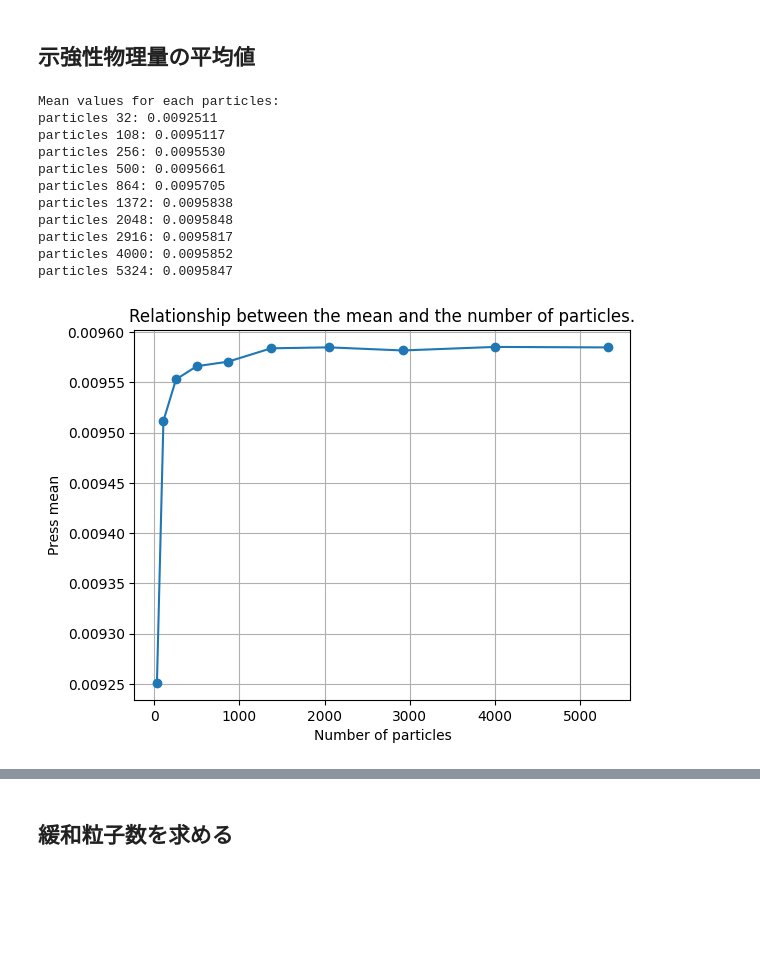
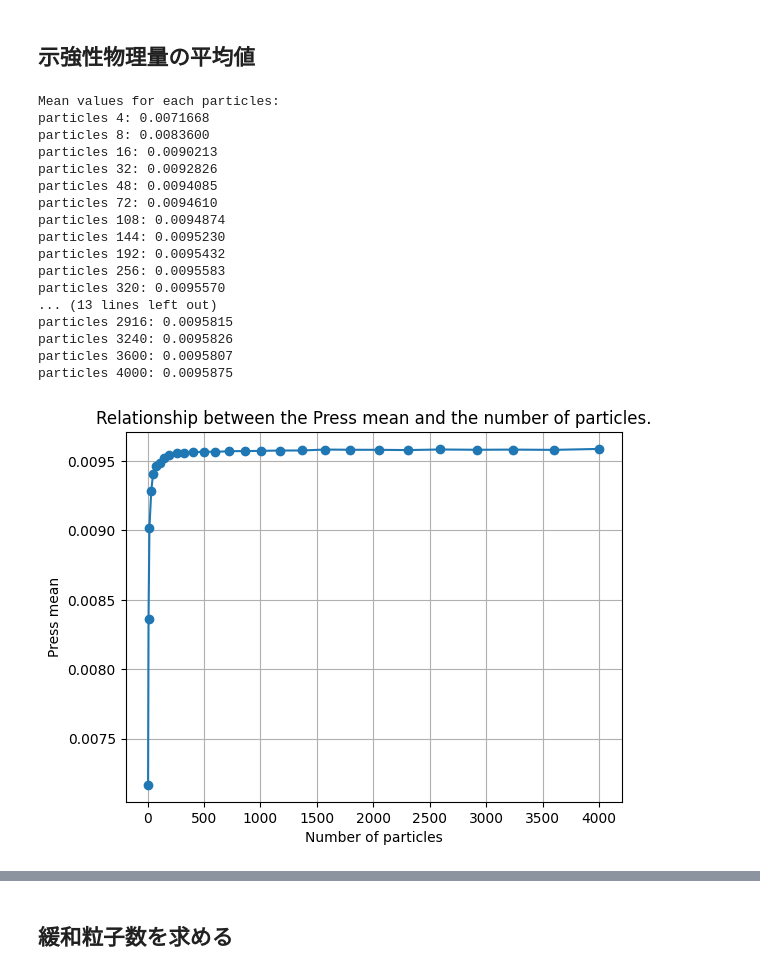
Before and after one commit to m-agnet/Bachelor-of-Physics, a Jupyter notebook: pressure_analysis.ipynb, the cells around one changed output, grey strips where cells are left out. Drawn from its saved outputs; the diff is of its cells as text; code cells hidden in the pictures; blank space fills up the shorter version.

```diff
--- a/pressure_analysis.ipynb
+++ b/pressure_analysis.ipynb
@@ -117,9 +154,8 @@ if quantity_changed_name == 'density':
 # %% [markdown]
 ## 確率密度関数
 # %%
-# 統計情報と確率密度関数を保存するリスト
-statistics_list = []
-pdf_list = []
+statistics_list = [] # 統計情報を保持するリスト
+pdf_list = [] # 確立密度関数を保持するリスト
 mean_list = []  # 各データの平均値を保持するリスト
 std_list = []  # 各データの標準偏差を保持するリスト
 
@@ -129,8 +165,10 @@ fig, ax = plt.subplots()
 # カラーマップの設定
 color_map = plt.get_cmap('tab10')
 
+# データセット数繰り返し
 for i, data in enumerate(data_list):
-    # データ生成
+
+    # 対象物理量データリストをセット
     quantity = data[quantity_name]
 
     # 統計情報の計算
@@ -143,8 +181,8 @@ for i, data in enumerate(data_list):
     interquartile_range = q3 - q1
 
     # 確率密度関数の計算
-    mu, sigma = quantity.mean(), quantity.std()
-    x = np.linspace(quantity.min(), quantity.max(), 100)
+    mu, sigma = mean, std
+    x = np.linspace(minimum, maximum, 100)
     y = norm.pdf(x, mu, sigma)
 
     # 結果をリストに追加
@@ -164,7 +202,7 @@ for i, data in enumerate(data_list):
 # グラフを整形
 ax.set_xlabel(quantity_name)
 ax.set_ylabel('Probability Density')
-ax.set_title(f'Comparison of Probability Density of State and Normal Distribution for {quantity_name} in each numbers of {quantity_changed_name}s')
+ax.set_title(f'Comparison of Probability Density of State and Normal Distribution for {quantity_name} in each numbers of {quantity_changed_name}')
 ax.legend(fontsize=8)
 ax.grid()
 
@@ -175,9 +213,9 @@ plt.show()
 # %%
-# グラフを描画するためのフィギュアを作成
-fig, ax = plt.subplots()
+# # グラフを描画するためのフィギュアを作成
+# fig, ax = plt.subplots()
 
-# カラーマップの設定
-color_map = plt.get_cmap('tab10')
+# # カラーマップの設定
+# color_map = plt.get_cmap('tab10')
 
 for i, data in enumerate(data_list):
     # データ生成
@@ -235,11 +271,11 @@ plt.show()
 # # グラフを表示
 # plt.show()
 # %%
-import matplotlib.pyplot as plt
-import numpy as np
+# import matplotlib.pyplot as plt
+# import numpy as np
 
-# グラフを描画するためのフィギュアを作成
-fig, ax = plt.subplots()
+# # グラフを描画するためのフィギュアを作成
+# fig, ax = plt.subplots()
 
 for i, data in enumerate(data_list):
     # データ生成
@@ -328,11 +362,8 @@ plt.show()
 # # グラフを表示
 # plt.show()
 # %%
-import matplotlib.pyplot as plt
-import numpy as np
-
-# グラフを描画するためのフィギュアを作成
-fig, ax = plt.subplots()
+# # グラフを描画するためのフィギュアを作成
+# fig, ax = plt.subplots()
 
 for i, data in enumerate(data_list):
     # データ生成
@@ -432,26 +459,32 @@ plt.show()
 # %%
 # 平均値について
 print(f"Mean values for each {quantity_changed_name}:")
 for i, mean_value in enumerate(mean_list):
     print(f"{quantity_changed_name} {quantity_changed[i]}: {mean_value:.7f}")
 
-
+# plt.figure(figsize=(22, 11))  # 図のサイズを調整
 plt.plot(quantity_changed, mean_list, 'o-')
-plt.title(f'Relationship between the mean and the number of {quantity_changed_name}.')
+plt.title(f'Relationship between the {quantity_name} mean and the number of {quantity_changed_name}.')
 plt.xlabel(f'Number of {quantity_changed_name}')
 plt.ylabel(f'{quantity_name} mean')
 plt.grid()
 plt.show()
 # %% [output]
 Mean values for each particles:
-particles 32: 0.0092511
-particles 108: 0.0095117
-particles 256: 0.0095530
-particles 500: 0.0095661
-particles 864: 0.0095705
-particles 1372: 0.0095838
-particles 2048: 0.0095848
-particles 2916: 0.0095817
-particles 4000: 0.0095852
-particles 5324: 0.0095847
+particles 4: 0.0071668
+particles 8: 0.0083600
+particles 16: 0.0090213
+particles 32: 0.0092826
+particles 48: 0.0094085
+particles 72: 0.0094610
+particles 108: 0.0094874
+particles 144: 0.0095230
+particles 192: 0.0095432
+particles 256: 0.0095583
+particles 320: 0.0095570
+... (13 lines left out)
+particles 2916: 0.0095815
+particles 3240: 0.0095826
+particles 3600: 0.0095807
+particles 4000: 0.0095875
-[figure, old version]
+[figure, new version]
```
Also changed, not shown: parts of 26 cells of this notebook.
